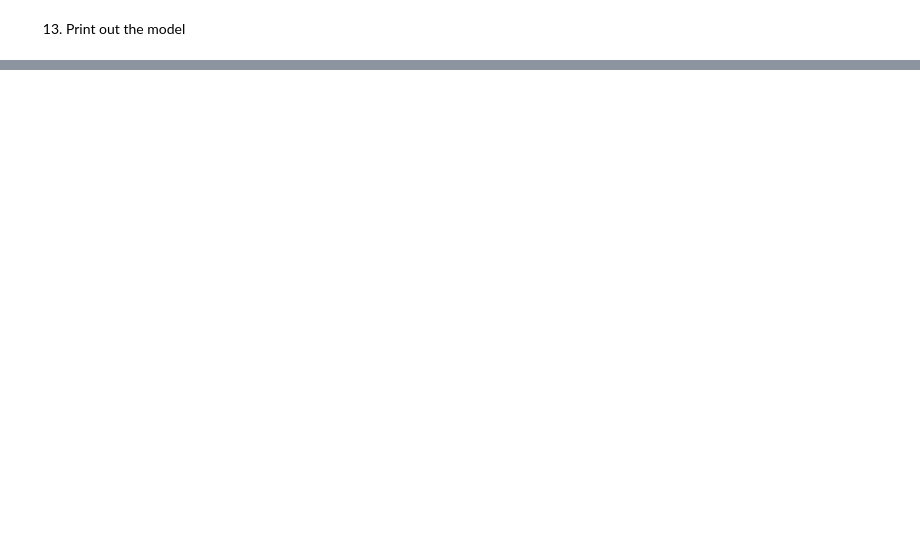
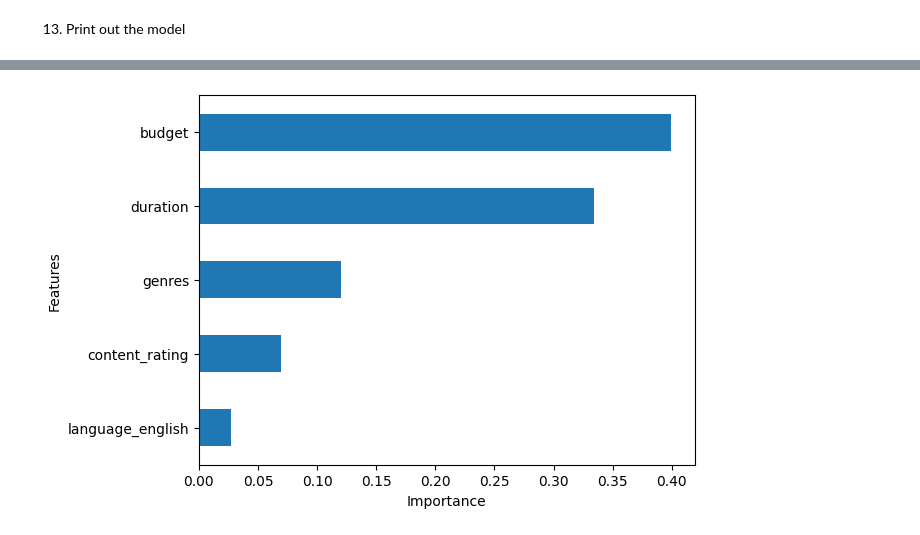
Before and after one commit to masonnicoletti/DS-3021, a Jupyter notebook: 08_DT_Class/dt_lab.ipynb, the cells around one changed output, grey strips where cells are left out. Drawn from its saved outputs; the diff is of its cells as text; code cells hidden in the pictures; blank space fills up the shorter version.

```diff
--- a/08_DT_Class/dt_lab.ipynb
+++ b/08_DT_Class/dt_lab.ipynb
@@ -413,0 +299,5 @@ def prepare_movie_data(movie_df):
+# %%
+# Determine the most important variables for the best model
+var_importance = pd.DataFrame(best_depth.feature_importances_, index=x_train.columns, columns=['Importance']).sort_values(by="Importance", ascending=False)
+
+var_importance
@@ -413,0 +314,9 @@ def prepare_movie_data(movie_df):
+# %%
+# Graph the Variable Importance
+plt.figure()
+var_importance.Importance.nlargest().sort_values().plot(kind="barh")
+plt.xlabel("Importance")
+plt.ylabel("Features")
+plt.show()
+# %% [output]
+[figure, added]
```
Also changed, not shown: parts of 21 cells of this notebook.
